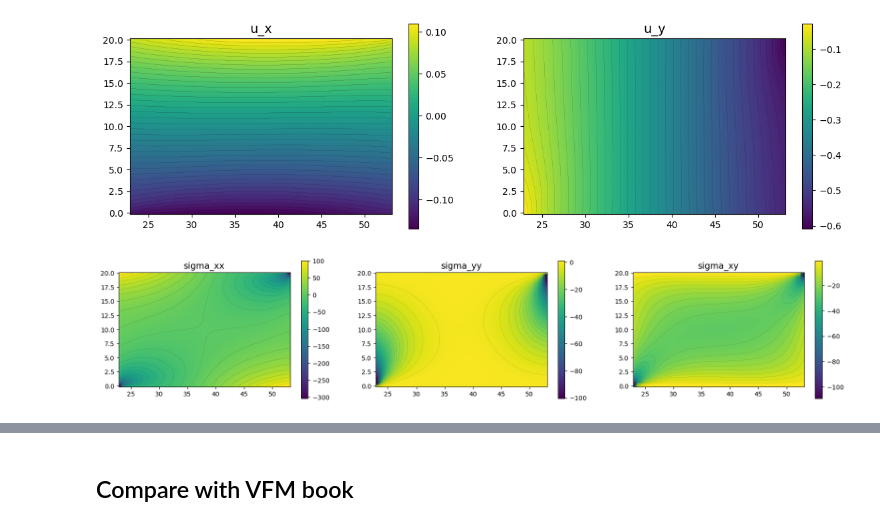
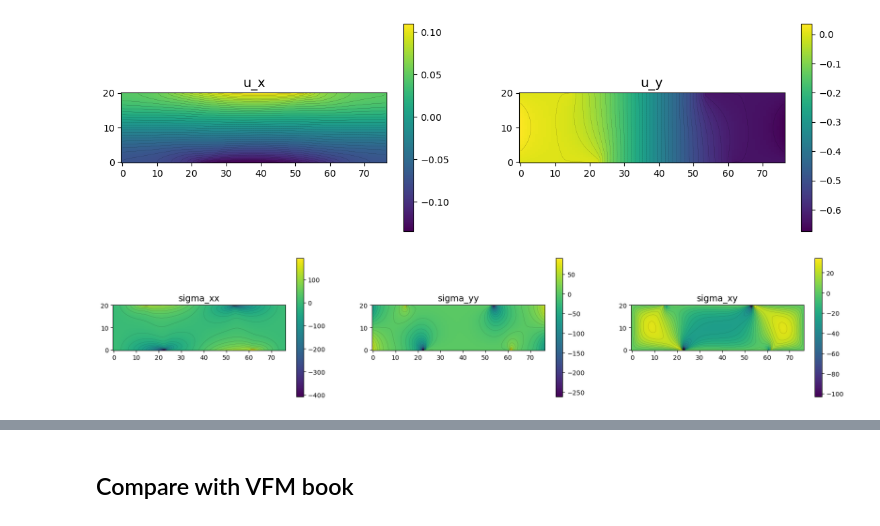
Before and after one commit to bonneted/PINN-MT2.0, a Jupyter notebook: 3_iosipescu/fem_forward.ipynb, the cells around one changed output, grey strips where cells are left out. Saved outputs shown, nothing was run; the diff lists cells and outputs as text; code cells hidden in the pictures.

```diff
--- a/3_iosipescu/fem_forward.ipynb
+++ b/3_iosipescu/fem_forward.ipynb
@@ -4,7 +4,7 @@ import numpy as np
 from mpmath import findroot
 # %%
 # --- User choice: 'iso' or 'ortho' ---
-material_type = 'orthotropic'  # 'isotropic' or 'orthotropic'
+material_type = 'isotropic'  # 'isotropic' or 'orthotropic'
 
 # Geometry parameters (mm)
 J1S, J1L = 15.0, 23.0    # left clamp lengths
@@ -42,8 +42,8 @@ else:
     raise ValueError("material_type must be 'iso' or 'ortho'.")
 
 # Mesh and function space
-# dnx, dny = 330, 100
-dnx, dny = 165, 50
+dnx, dny = 330, 100
+# dnx, dny = 165, 50
 
 mesh = RectangleMesh(Point(0,0), Point(Xmax, w), dnx, dny)
 V = VectorFunctionSpace(mesh, 'P', 1)
@@ -321,21 +321,23 @@ solution_fn = lambda x, y: np.array([interp((x, y)) for interp in interpolators]
 # %%
 # Check interpolation
 n_plot_points = (100,77)
-x_plot = np.linspace(J1L, J1L + gauge, n_plot_points[0])
+full_region = True
+
+x_plot = np.linspace(0, Xmax, n_plot_points[0]) if full_region else np.linspace(J1L, J1L + gauge, n_plot_points[0])
 y_plot = np.linspace(0, w, n_plot_points[1])
-X, Y = np.meshgrid(x_plot, y_plot)
+X, Y = np.meshgrid(x_plot, y_plot, indexing='ij')
 X_grid = np.hstack((X.flatten()[:, None], Y.flatten()[:, None]))
 
 solution_plot = solution_fn(X_grid[:, 0], X_grid[:, 1])
 
 fig, ax = plt.subplots(1, 2, figsize=(14, 4))
 im = pcolor_plot(ax[0], X, Y, solution_plot[:,0].reshape(X.shape), "u_x",colormap=cmap)
 im = pcolor_plot(ax[1], X, Y, solution_plot[:,1].reshape(X.shape), "u_y",colormap=cmap)
 
 fig, ax = plt.subplots(1, 3, figsize=(21, 4))
 im = pcolor_plot(ax[0], X, Y, solution_plot[:,2].reshape(X.shape), "sigma_xx",colormap=cmap)
 im = pcolor_plot(ax[1], X, Y, solution_plot[:,3].reshape(X.shape), "sigma_yy",colormap=cmap)
 im = pcolor_plot(ax[2], X, Y, solution_plot[:,4].reshape(X.shape), "sigma_xy",colormap=cmap)
 # %% [output]
-[figure, old version]
+[figure, new version]
-[figure, old version]
+[figure, new version]
```
Also changed, not shown: parts of 7 cells of this notebook, 7 other files.
